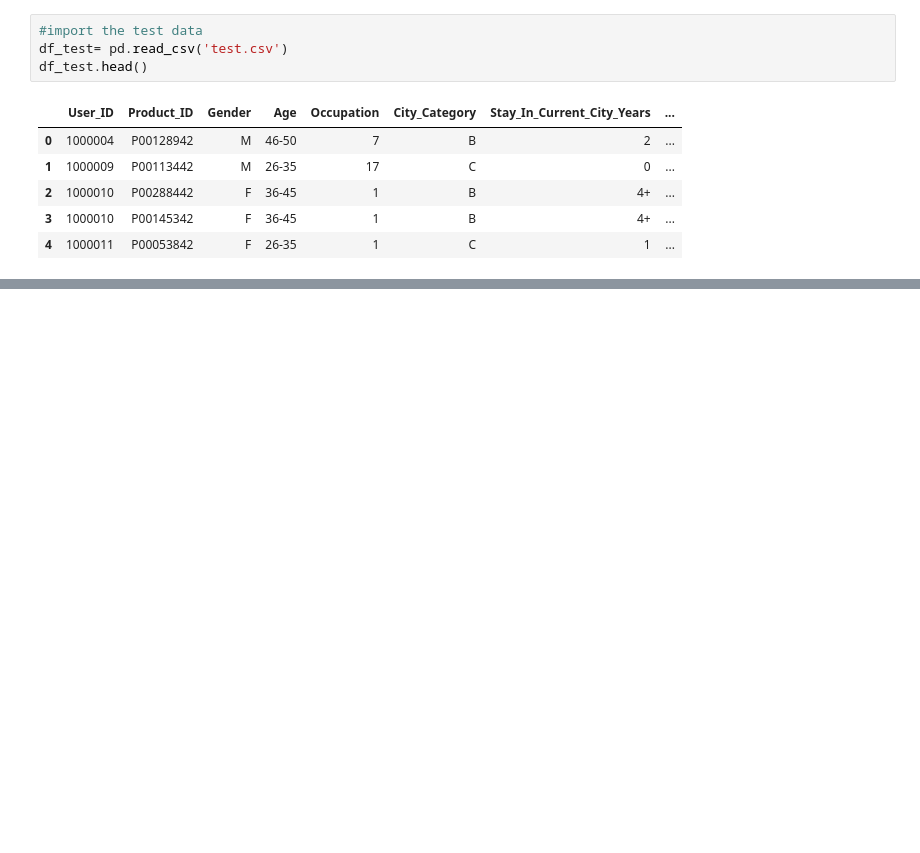
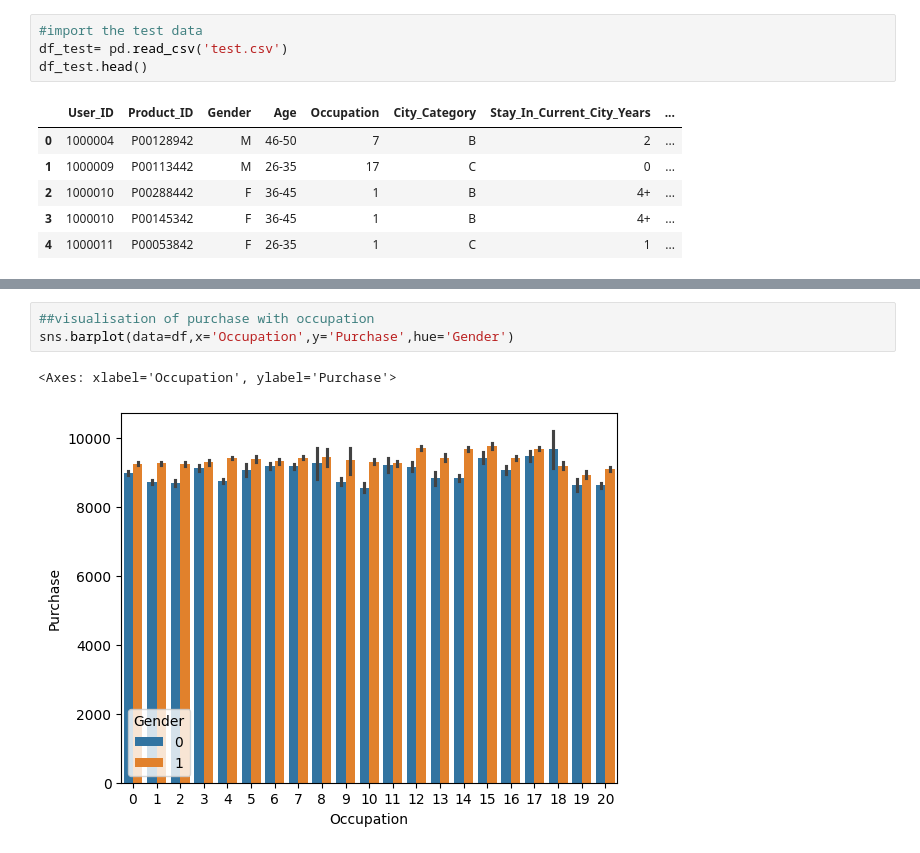
Before and after one commit to w9625845/DataScience, a Jupyter notebook: archive/black_friday.ipynb, the cells around one changed output, grey strips where cells are left out. Drawn from its saved outputs; the diff is of its cells as text; blank space fills up the shorter version.

```diff
--- a/archive/black_friday.ipynb
+++ b/archive/black_friday.ipynb
@@ -40,0 +333,6 @@ pd_train.ap
+# %%
+##visualisation of purchase with occupation
+sns.barplot(data=df,x='Occupation',y='Purchase',hue='Gender')
+# %% [output]
+<Axes: xlabel='Occupation', ylabel='Purchase'>
+[figure, added]
```
Also changed, not shown: parts of 45 cells of this notebook.
